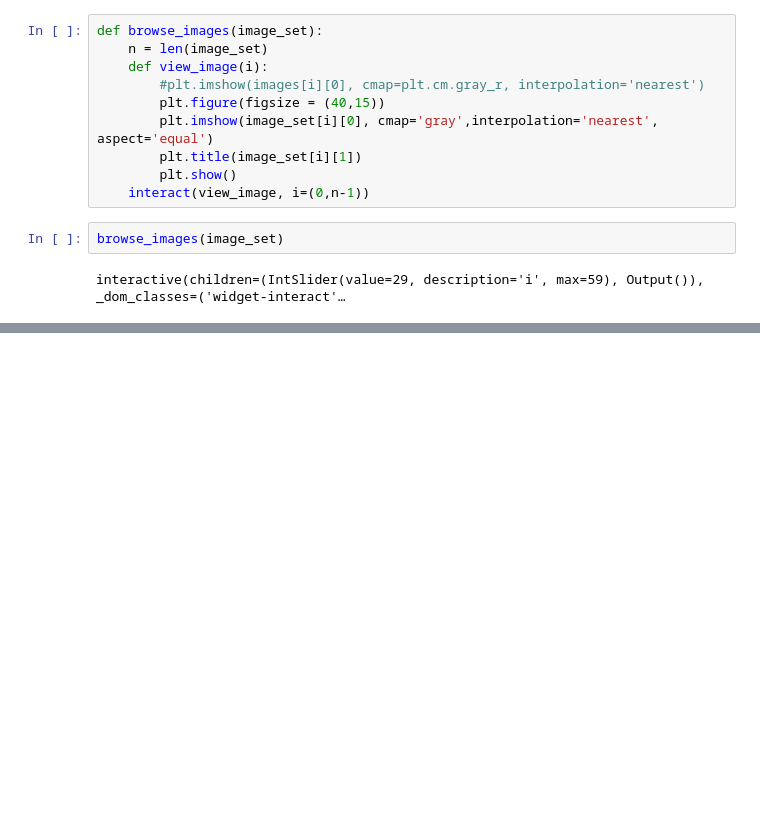
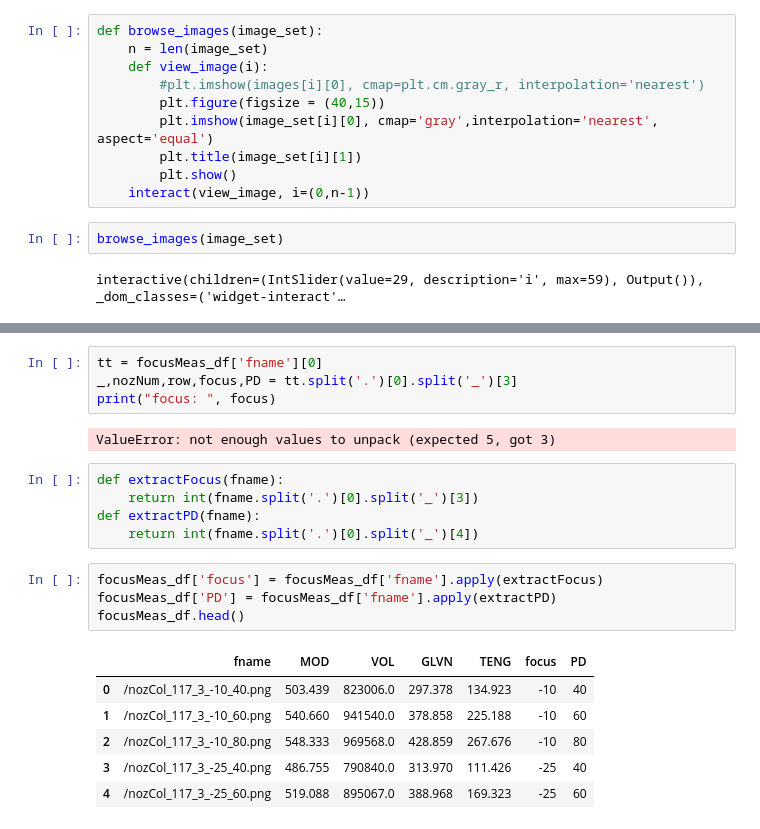
Before and after one commit to Aniruddh1/ipython-opencv-notebooks, a Jupyter notebook: notebooks/DIF_AutoFocus.ipynb, the cells around one changed output, grey strips where cells are left out. Drawn from its saved outputs; the diff is of its cells as text; blank space fills up the shorter version.

```diff
--- a/notebooks/DIF_AutoFocus.ipynb
+++ b/notebooks/DIF_AutoFocus.ipynb
@@ -758,0 +778,22 @@ interactive(children=(IntSlider(value=29, description='i', max=59), Output()), _
+# %%
+tt = focusMeas_df['fname'][0]
+_,nozNum,row,focus,PD = tt.split('.')[0].split('_')[3]
+print("focus: ", focus)
+# %% [output]
+ValueError: not enough values to unpack (expected 5, got 3)
+# %%
+def extractFocus(fname):
+    return int(fname.split('.')[0].split('_')[3])
+def extractPD(fname):
+    return int(fname.split('.')[0].split('_')[4])
+# %%
+focusMeas_df['focus'] = focusMeas_df['fname'].apply(extractFocus)
+focusMeas_df['PD'] = focusMeas_df['fname'].apply(extractPD)
+focusMeas_df.head()
+# %% [output]
+|  | fname | MOD | VOL | GLVN | TENG | focus | PD |
+| 0 | /nozCol_117_3_-10_40.png | 503.439 | 823006.0 | 297.378 | 134.923 | -10 | 40 |
+| 1 | /nozCol_117_3_-10_60.png | 540.660 | 941540.0 | 378.858 | 225.188 | -10 | 60 |
+| 2 | /nozCol_117_3_-10_80.png | 548.333 | 969568.0 | 428.859 | 267.676 | -10 | 80 |
+| 3 | /nozCol_117_3_-25_40.png | 486.755 | 790840.0 | 313.970 | 111.426 | -25 | 40 |
+| 4 | /nozCol_117_3_-25_60.png | 519.088 | 895067.0 | 388.968 | 169.323 | -25 | 60 |
```
Also changed, not shown: parts of 6 cells of this notebook, 2 other files.
